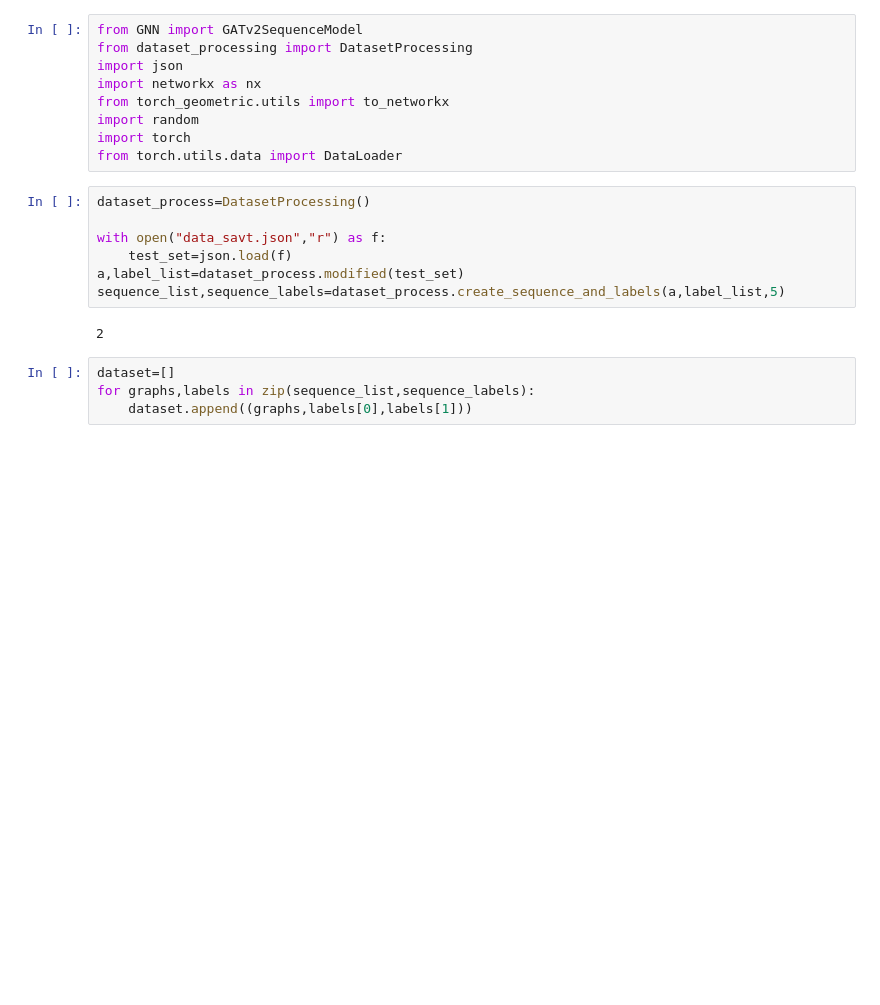
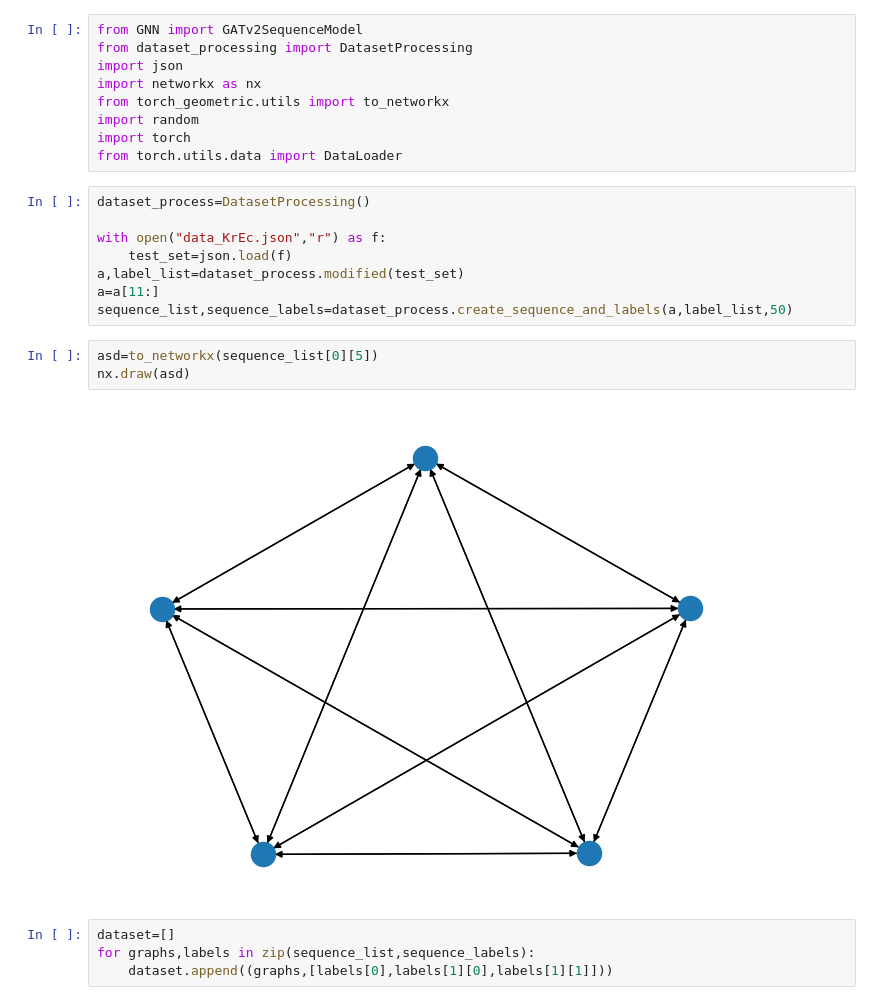
Before and after one commit to SolteszArmin/OE_Szakdolgozat, a Jupyter notebook: src/models/neural_networks/working/pelda.ipynb, the cells around one changed output. Drawn from its saved outputs; the diff is of its cells as text; blank space fills up the shorter version.

```diff
--- a/src/models/neural_networks/working/pelda.ipynb
+++ b/src/models/neural_networks/working/pelda.ipynb
@@ -10,14 +10,18 @@ from torch.utils.data import DataLoader
 # %%
 dataset_process=DatasetProcessing()
 
-with open("data_savt.json","r") as f:
+with open("data_KrEc.json","r") as f:
     test_set=json.load(f)
 a,label_list=dataset_process.modified(test_set)
-sequence_list,sequence_labels=dataset_process.create_sequence_and_labels(a,label_list,5)
+a=a[11:]
+sequence_list,sequence_labels=dataset_process.create_sequence_and_labels(a,label_list,50)
-# %% [output]
-2
+# %%
+asd=to_networkx(sequence_list[0][5])
+nx.draw(asd)
+# %% [output]
+[figure, added]
 # %%
 dataset=[]
 for graphs,labels in zip(sequence_list,sequence_labels):
-    dataset.append((graphs,labels[0],labels[1]))
+    dataset.append((graphs,[labels[0],labels[1][0],labels[1][1]]))
 # %%
```
Also changed, not shown: parts of 9 cells of this notebook, 3 other files.
